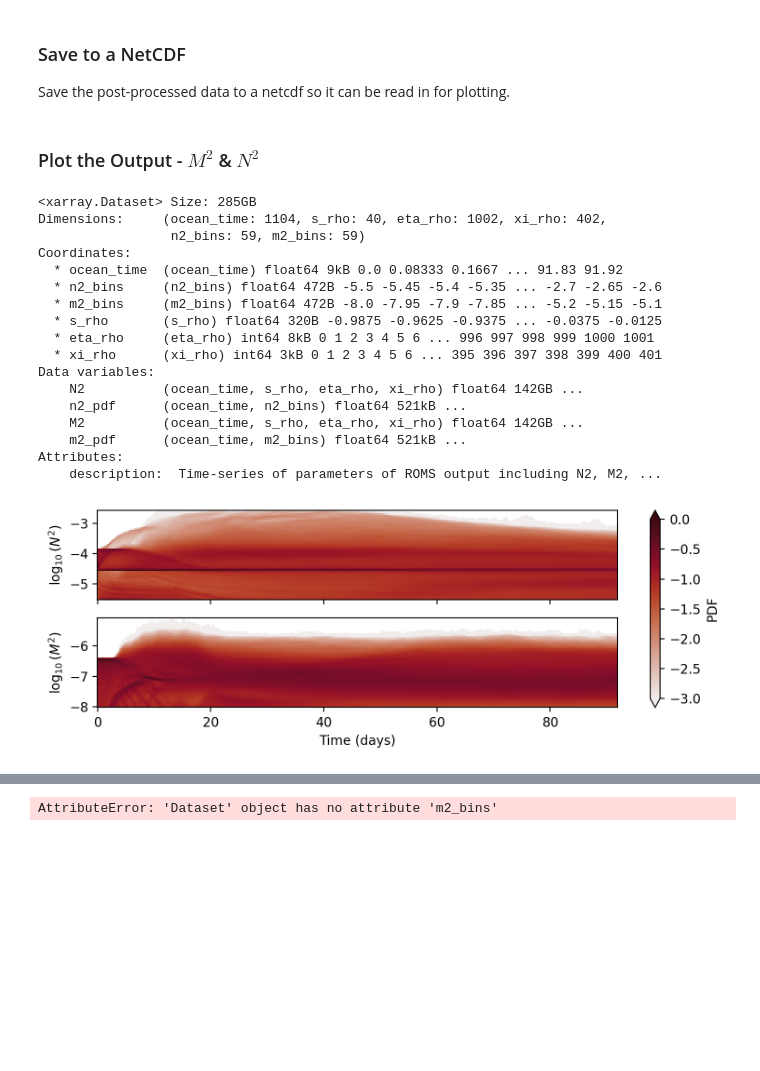
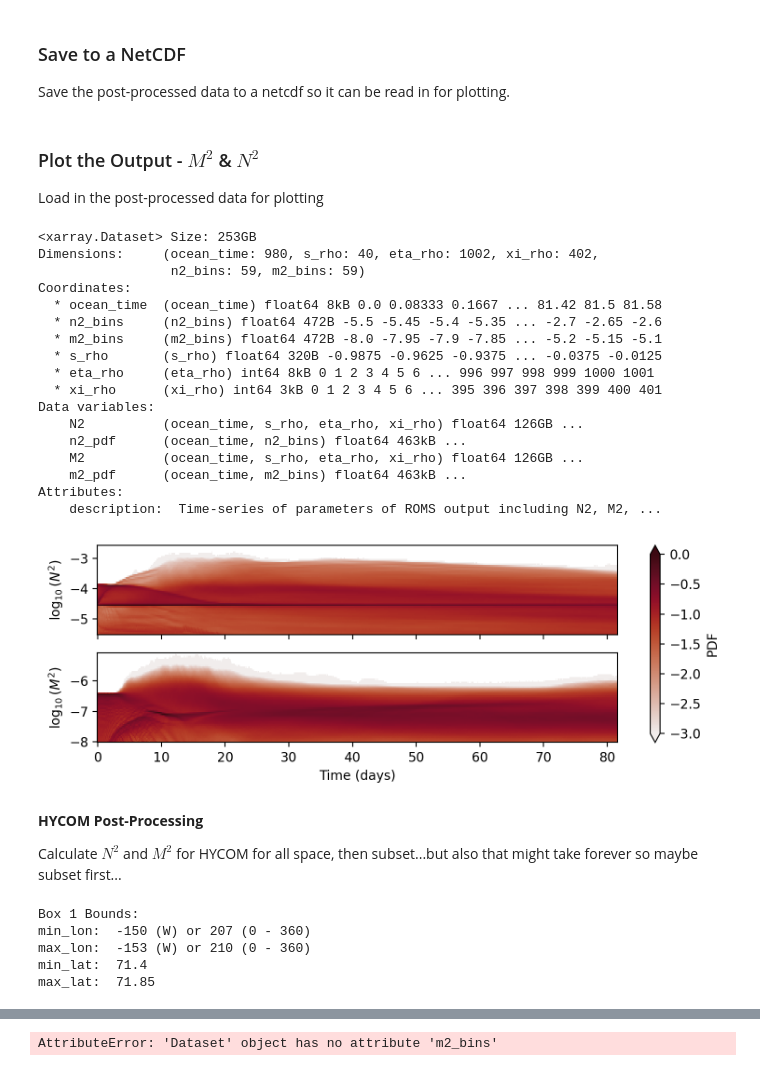
Before and after one commit to bundzis/beaufort_jet, a Jupyter notebook: Scripts/Analysis/plot_timeseries_M2_N2.ipynb, the cells around one changed output, grey strips where cells are left out. Saved outputs shown, nothing was run; the diff lists cells and outputs as text; code cells hidden in the pictures; blank space fills up the shorter version.

Commit message:
added HYCOM ROMS M2 and N2 comparison

```diff
--- a/Scripts/Analysis/plot_timeseries_M2_N2.ipynb
+++ b/Scripts/Analysis/plot_timeseries_M2_N2.ipynb
@@ -1139,18 +1141,19 @@ roms_M2_N2['m2_bins'].attrs['units'] = '($s^{-2}$)'
 #roms_M2_N2.to_netcdf('/global/cfs/cdirs/m4572/bundzis/roms_idealized_beaufort_jet/Post_process_data/roms_M2_N2_2hr_no_ice_500m_const_forc_u3c4_keps_001.nc')
 # %% [markdown]
 ### Plot the Output - $M^{2}$ & $N^{2}$
+Load in the post-processed data for plotting
 # %%
 # Load in the post-processed output to plot below
 # once the post-processing is done
 # Load in post-processed data
 # Run with sea ice, 500 m resolution, u3c4, k-epsilon
-#roms_M2_N2_u3c4_keps = xr.open_dataset('/global/cfs/cdirs/m4572/bundzis/roms_idealized_beaufort_jet/Post_process_data/roms_M2_N2_2hr_500m_const_forc_u3c4_keps_001.nc')
+roms_M2_N2_u3c4_keps = xr.open_dataset('/pscratch/sd/b/bundzis/Beaufort_ROMS_idealized_jet_scratch/Post_process_data/roms_N2_M2_2hr_500m_const_forc_u3c4_keps_001.nc')
 
 # Run without sea ice, 500 m resolution, u3c4, k-epsilon
 #roms_M2_N2_u3c4_keps_no_ice = xr.open_dataset('/global/cfs/cdirs/m4572/bundzis/roms_idealized_beaufort_jet/Post_process_data/roms_M2_N2_2hr_500m_const_forc_no_ice_u3c4_keps_001.nc')
 
 # Constant forcing, U3C4, gen
-roms_M2_N2_u3c4_gen = xr.open_dataset('/pscratch/sd/b/bundzis/Beaufort_ROMS_idealized_jet_scratch/Post_process_data/roms_N2_M2_2hr_500m_const_forc_u3c4_gen_001.nc')
+#roms_M2_N2_u3c4_gen = xr.open_dataset('/pscratch/sd/b/bundzis/Beaufort_ROMS_idealized_jet_scratch/Post_process_data/roms_N2_M2_2hr_500m_const_forc_u3c4_gen_001.nc')
 
 # Constant forcing, U3C4, kkl
 #roms_M2_N2_u3c4_kkl = xr.open_dataset('/global/cfs/cdirs/m4572/bundzis/roms_idealized_beaufort_jet/Post_process_data/roms_N2_M2_2hr_500m_const_forc_u3c4_kkl_001.nc')
@@ -1235,23 +1238,23 @@ roms_M2_N2_u3c4_gen = xr.open_dataset('/pscratch/sd/b/bundzis/Beaufort_ROMS_idea
 #     for t in time.values
 # ])
 # %%
-roms_M2_N2_u3c4_gen
+roms_M2_N2_u3c4_keps
 # %% [output]
-<xarray.Dataset> Size: 285GB
-Dimensions:     (ocean_time: 1104, s_rho: 40, eta_rho: 1002, xi_rho: 402,
+<xarray.Dataset> Size: 253GB
+Dimensions:     (ocean_time: 980, s_rho: 40, eta_rho: 1002, xi_rho: 402,
                  n2_bins: 59, m2_bins: 59)
 Coordinates:
-  * ocean_time  (ocean_time) float64 9kB 0.0 0.08333 0.1667 ... 91.83 91.92
+  * ocean_time  (ocean_time) float64 8kB 0.0 0.08333 0.1667 ... 81.42 81.5 81.58
   * n2_bins     (n2_bins) float64 472B -5.5 -5.45 -5.4 -5.35 ... -2.7 -2.65 -2.6
   * m2_bins     (m2_bins) float64 472B -8.0 -7.95 -7.9 -7.85 ... -5.2 -5.15 -5.1
   * s_rho       (s_rho) float64 320B -0.9875 -0.9625 -0.9375 ... -0.0375 -0.0125
   * eta_rho     (eta_rho) int64 8kB 0 1 2 3 4 5 6 ... 996 997 998 999 1000 1001
   * xi_rho      (xi_rho) int64 3kB 0 1 2 3 4 5 6 ... 395 396 397 398 399 400 401
 Data variables:
-    N2          (ocean_time, s_rho, eta_rho, xi_rho) float64 142GB ...
-    n2_pdf      (ocean_time, n2_bins) float64 521kB ...
-    M2          (ocean_time, s_rho, eta_rho, xi_rho) float64 142GB ...
-    m2_pdf      (ocean_time, m2_bins) float64 521kB ...
+    N2          (ocean_time, s_rho, eta_rho, xi_rho) float64 126GB ...
+    n2_pdf      (ocean_time, n2_bins) float64 463kB ...
+    M2          (ocean_time, s_rho, eta_rho, xi_rho) float64 126GB ...
+    m2_pdf      (ocean_time, m2_bins) float64 463kB ...
 Attributes:
     description:  Time-series of parameters of ROMS output including N2, M2, ...
 # %%
@@ -1260,37 +1263,41 @@ Attributes:
 # Plot N2
 fig, ax = plt.subplots(2, figsize=(9, 2.75), dpi=200)
 
 # Plot N2
 p1 = ax[0].pcolormesh(
-    roms_M2_N2_u3c4_gen.ocean_time,
-    roms_M2_N2_u3c4_gen.n2_bins,
-    np.log10(roms_M2_N2_u3c4_gen.n2_pdf.T.where(roms_M2_N2_u3c4_gen.n2_pdf.T > 0)),
+    roms_M2_N2_u3c4_keps.ocean_time,
+    roms_M2_N2_u3c4_keps.n2_bins,
+    np.log10(roms_M2_N2_u3c4_keps.n2_pdf.T.where(roms_M2_N2_u3c4_keps.n2_pdf.T > 0)),
     shading='auto',
     cmap=cmo.amp,
     vmin=-3, vmax=0
 )
 # Make a colorbar
 # cbar1 = fig.colorbar(p1, ax=ax[0], extend='both')
 # cbar1.set_label('PDF')
 
 # Plot M2
 p2 = ax[1].pcolormesh(
-    roms_M2_N2_u3c4_gen.ocean_time,
-    roms_M2_N2_u3c4_gen.m2_bins,
-    np.log10(roms_M2_N2_u3c4_gen.m2_pdf.T.where(roms_M2_N2_u3c4_gen.m2_pdf.T > 0)),
+    roms_M2_N2_u3c4_keps.ocean_time,
+    roms_M2_N2_u3c4_keps.m2_bins,
+    np.log10(roms_M2_N2_u3c4_keps.m2_pdf.T.where(roms_M2_N2_u3c4_keps.m2_pdf.T > 0)),
     shading='auto',
     cmap=cmo.amp,
     vmin=-3, vmax=0
 )
 # Make a colorbar
 cbar2 = fig.colorbar(p2, ax=[ax[0],ax[1]], extend='both')
 cbar2.set_label('PDF')
 
 ax[0].set_xticklabels('')
 ax[1].set_xlabel('Time (days)')
 ax[0].set_ylabel(r'$\log_{10}(N^2)$')
 ax[1].set_ylabel(r'$\log_{10}(M^2)$')
 
 plt.show()
 # %% [output]
-[figure, old version]
+[figure, new version]
+# %% [markdown]
+**HYCOM Post-Processing**
+
+Calculate $N^{2}$ and $M^{2}$ for HYCOM for all space, then subset...but also that might take forever so maybe subset first...
@@ -1296,0 +1317,27 @@ plt.show()
+# %%
+# Set the slicing for later
+# Box 1
+box_min_lon_01 = -150
+box_max_lon_01 = -153
+box_min_lat_01 = 71.4
+box_max_lat_01 = 71.85
+
+# Convert to 360 bassed lat/lon
+# Box 1
+box_min_lon_01_360 = box_max_lon_01 + 360
+box_max_lon_01_360 = box_min_lon_01 + 360
+
+print('Box 1 Bounds:')
+print('min_lon: ', str(box_min_lon_01) + ' (W) or ' + str(box_min_lon_01_360) + ' (0 - 360)')
+print('max_lon: ', str(box_max_lon_01) + ' (W) or ' + str(box_max_lon_01_360) + ' (0 - 360)')
+print('min_lat: ', box_min_lat_01)
+print('max_lat: ', box_max_lat_01)
+
+lon_slice = slice(box_min_lon_01_360, box_max_lon_01_360)
+lat_slice = slice(box_min_lat_01, box_max_lat_01)
+# %% [output]
+Box 1 Bounds:
+min_lon:  -150 (W) or 207 (0 - 360)
+max_lon:  -153 (W) or 210 (0 - 360)
+min_lat:  71.4
+max_lat:  71.85
```
Also changed, not shown: parts of 29 cells of this notebook.
